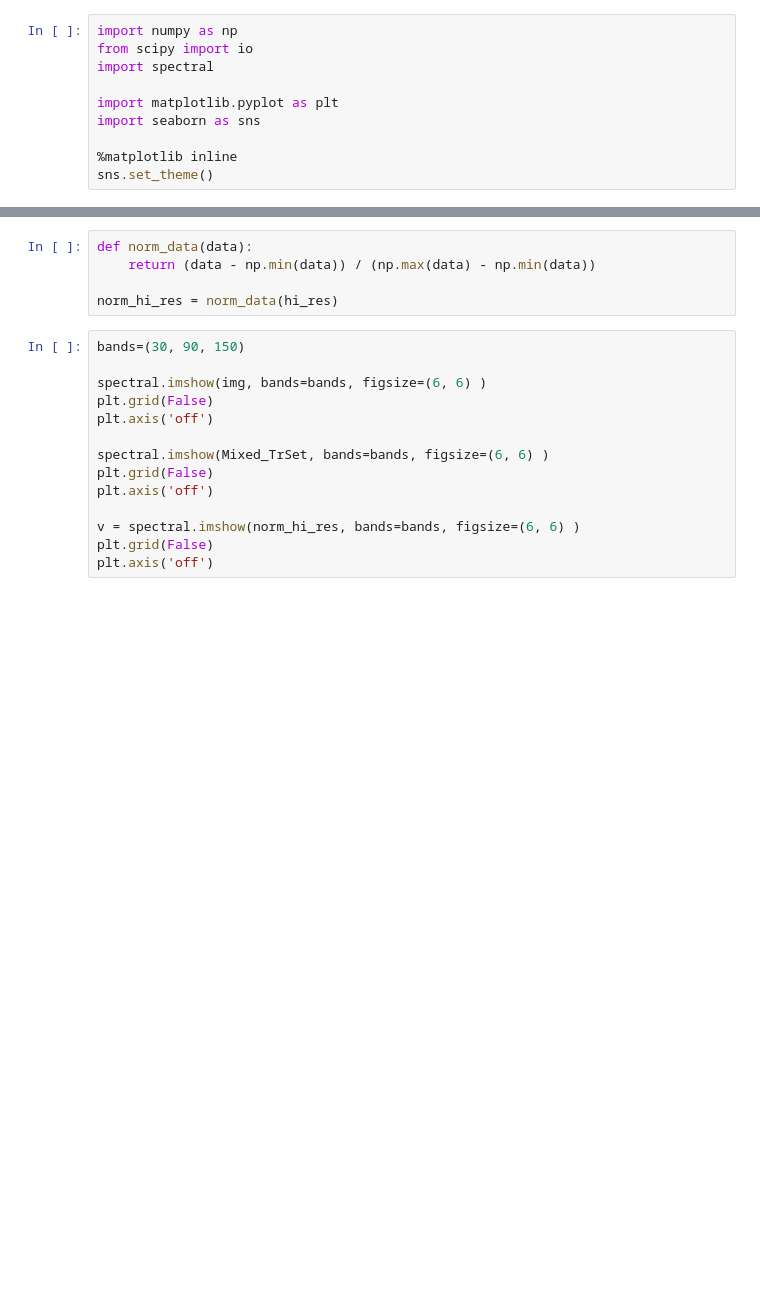
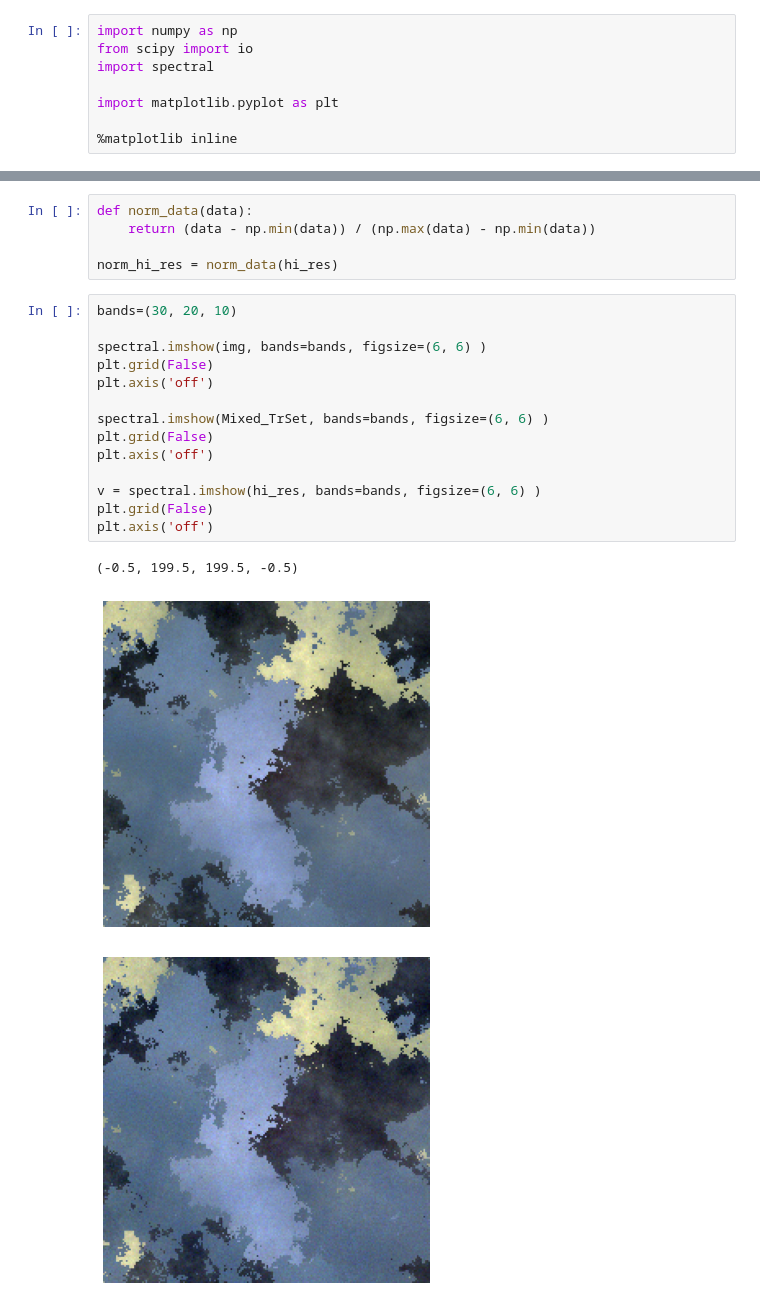
Before and after one commit to Mazharul-Hossain/IEEE_TNNLS_EGU-Net, a Jupyter notebook: nb-view-results.ipynb, the cells around one changed output, grey strips where cells are left out. Cells and saved outputs as stored; diff of their text form; blank space fills up the shorter version.

```diff
--- a/nb-view-results.ipynb
+++ b/nb-view-results.ipynb
@@ -20,8 +22,6 @@ from scipy import io
 import spectral
 
 import matplotlib.pyplot as plt
-import seaborn as sns
 
 %matplotlib inline
-sns.set_theme()
 # %% [markdown]
@@ -66,16 +80,20 @@ def norm_data(data):
 
 norm_hi_res = norm_data(hi_res)
 # %%
-bands=(30, 90, 150)
+bands=(30, 20, 10)
 
 spectral.imshow(img, bands=bands, figsize=(6, 6) )
 plt.grid(False)
 plt.axis('off')
 
 spectral.imshow(Mixed_TrSet, bands=bands, figsize=(6, 6) )
 plt.grid(False)
 plt.axis('off')
 
-v = spectral.imshow(norm_hi_res, bands=bands, figsize=(6, 6) )
+v = spectral.imshow(hi_res, bands=bands, figsize=(6, 6) )
 plt.grid(False)
 plt.axis('off')
+# %% [output]
+(-0.5, 199.5, 199.5, -0.5)
+[figure, added]
+[figure, added]
```
Also changed, not shown: parts of 18 cells of this notebook, 12 other files.
